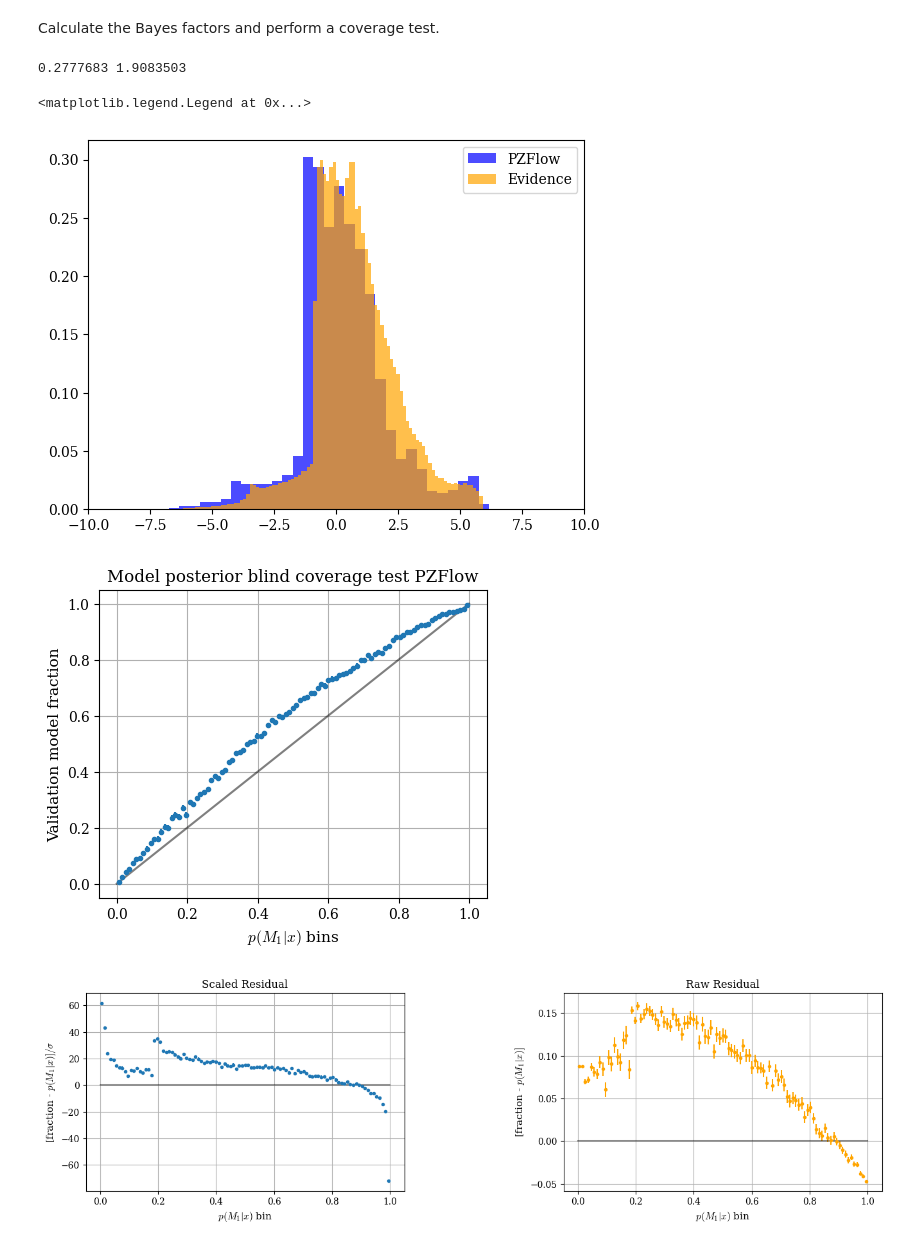
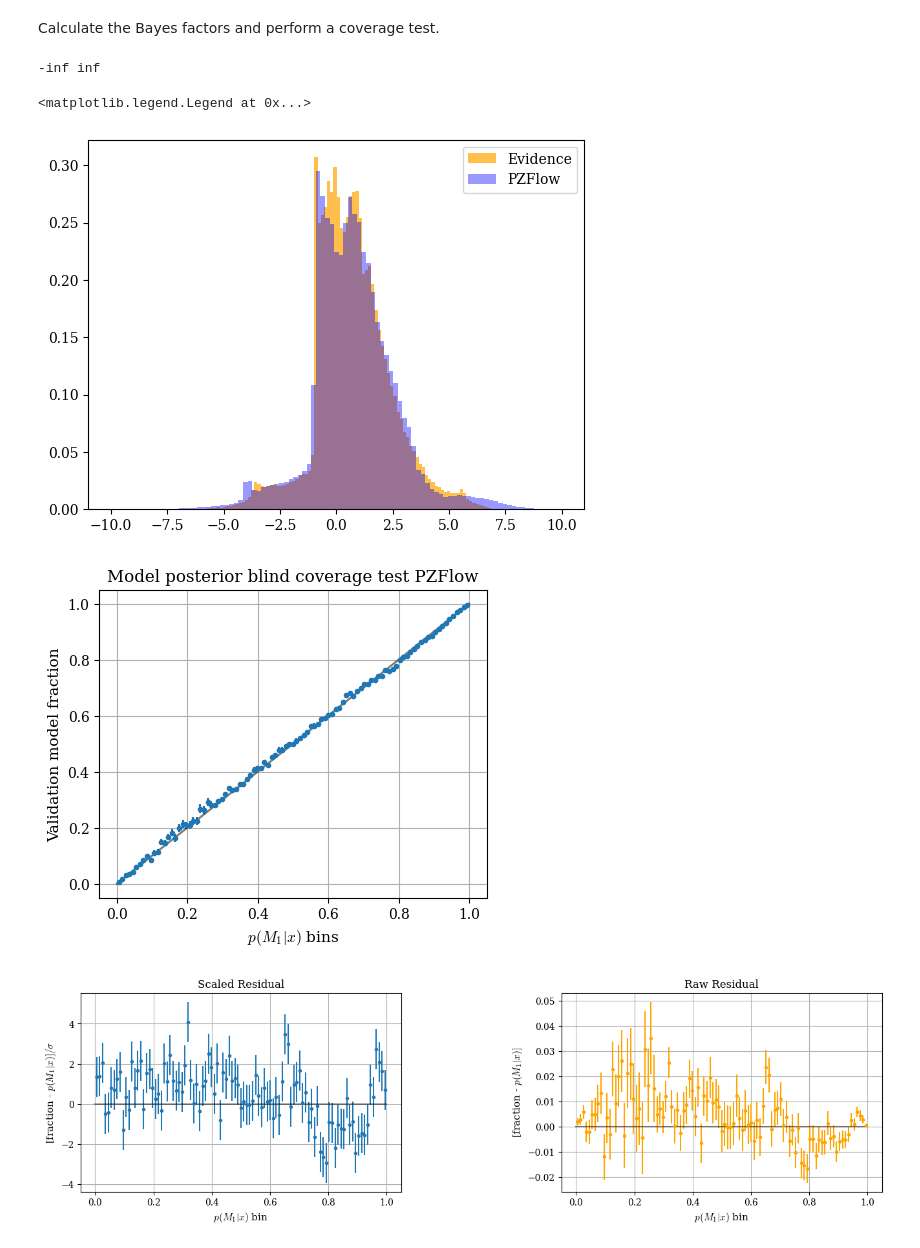
Before and after one commit to cjpdrury/evidence_networks, a Jupyter notebook: evidence_network_galaxies_flow.ipynb, the cells around one changed output. Cells and saved outputs as stored; diff of their text form; code cells hidden in the pictures.

```diff
--- a/evidence_network_galaxies_flow.ipynb
+++ b/evidence_network_galaxies_flow.ipynb
@@ -141,8 +141,8 @@ df_gal.head()
 train_Illu = np.append(train_Illu, np.zeros((len(train_Illu[:,0]),1)) ,axis=1)
 train_SIMB = np.append(train_SIMB, np.ones((len(train_SIMB[:,0]),1)) ,axis=1)
 # %%
-# combine into one dataset
-train_data = np.append(train_SIMB,train_Illu, axis=0 )
+# combine into one dataset :- use equal priors to test flow
+train_data = np.append(train_SIMB[:500000,:],train_Illu[:500000,:], axis=0 )
 
 
 # below is for using stellar mass and stellar metallicity
@@ -229,9 +229,3 @@ _ = plt.hist(x_val_scaled[:,0],bins=np.linspace(-0,1,512),alpha=0.6,density=True
 # plt.subplots_adjust(hspace=.2)
 # %% [markdown]
 This cell finds the ratio of samples from each model.
-# %%
-scale = np.sum(y_train)/np.sum(1 - y_train)
-
-print('Current prior model ratio (model 1/model 0): ',
-      scale,
-      flush=True)
@@ -239,0 +232,6 @@ Current prior model ratio (model 1/model 0):  1.6420039137584663
+# %%
+def M_ratio(y):
+  scale = np.sum(y)/np.sum(1 - y)
+  return scale
+
+print(M_ratio(y_train), M_ratio(y_val), M_ratio(y_test))
@@ -745,19 +707,20 @@ logprob_M0 = logprob_M0[idx]
 # %% [markdown]
 The flow outputs log( p(x|M1) ) and log( p(x|M0) ). We combine these to get log K.
 # %%
-logK_flow = logprob_M1 -  logprob_M0
+logK_flow = logprob_M1 -  logprob_M0 + np.log(M_ratio(y_test))
 # %% [markdown]
 Calculate the Bayes factors and perform a coverage test.
 # %%
 print(np.mean(logK_flow), np.std(logK_flow))
-plt.hist(logK_flow,bins=100,density=True, alpha=0.7,color='blue', label='PZFlow')
 plt.hist(validation_prediction,bins=100,density=True, alpha=0.7, color='orange', label='Evidence')
-plt.xlim(-10,10)
+plt.hist(logK_flow,bins=np.linspace(-10,10,100),density=True, alpha=0.4,color='blue', label='PZFlow')
+
+# plt.xlim(-10,10)
 plt.legend()
 # %% [output]
-0.2777683 1.9083503
+-inf inf
 <matplotlib.legend.Legend at 0x...>
-[figure, old version]
+[figure, new version]
 # %%
 # get p(M1|x) from logK
 post_flow = np.exp(logK_flow)/(1+np.exp(logK_flow))
@@ -782,7 +745,7 @@ plt.grid(True)
 # plt.savefig(path+'coverage_test_20_B.png', dpi=250)
 # plt.axis('equal')
 # %% [output]
-[figure, old version]
+[figure, new version]
 # %%
 residual_flow = (np.asarray(fractions_flow) - np.asarray(bin_centres_flow))
 scaled_residual_flow = residual_flow/np.asarray(binomial_std_flow)
@@ -809,7 +772,7 @@ plt.grid(True)
 
 plt.subplots_adjust(wspace=.5)
 # %% [output]
-[figure, old version]
+[figure, new version]
 # %%
 print(np.mean(scaled_residual_flow))
 print(np.std(scaled_residual_flow))
```
Also changed, not shown: parts of 24 cells of this notebook.
